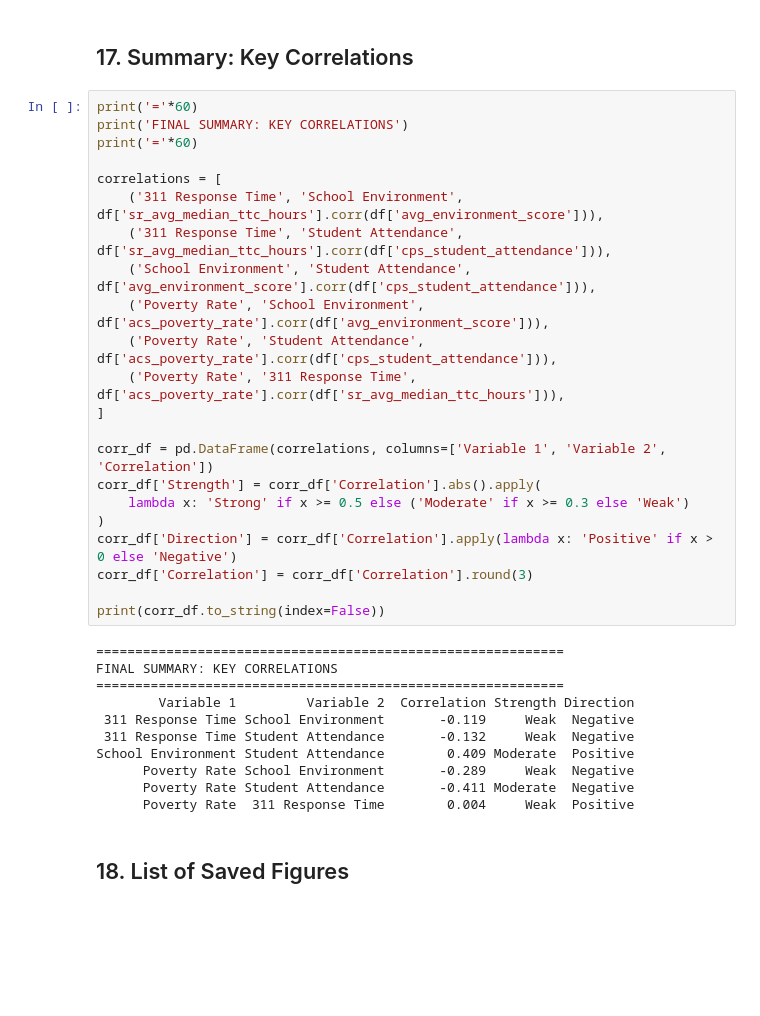
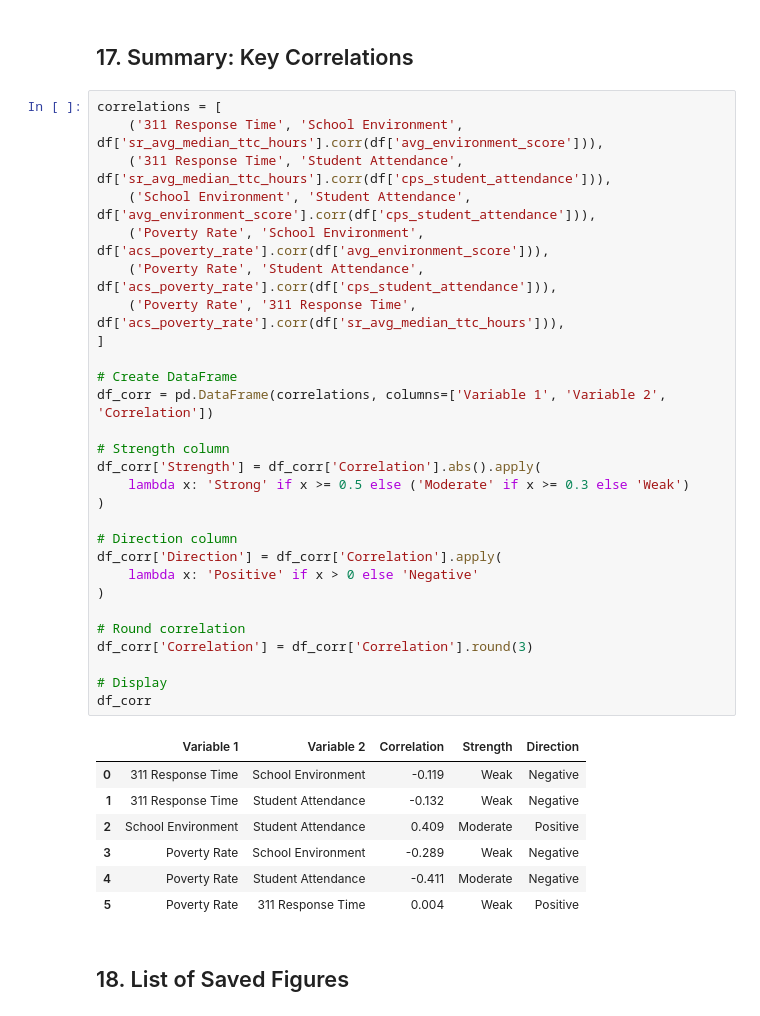
Before and after one commit to yiwang43/spatial-edu-inequality, a Jupyter notebook: eda_analysis.ipynb, the cells around one changed output. Drawn from its saved outputs; the diff is of its cells as text; blank space fills up the shorter version.

```diff
--- a/eda_analysis.ipynb
+++ b/eda_analysis.ipynb
@@ -550,38 +537,41 @@ plt.show()
 # %% [markdown]
 ## 17. Summary: Key Correlations
 # %%
-print('='*60)
-print('FINAL SUMMARY: KEY CORRELATIONS')
-print('='*60)
-
 correlations = [
     ('311 Response Time', 'School Environment', df['sr_avg_median_ttc_hours'].corr(df['avg_environment_score'])),
     ('311 Response Time', 'Student Attendance', df['sr_avg_median_ttc_hours'].corr(df['cps_student_attendance'])),
     ('School Environment', 'Student Attendance', df['avg_environment_score'].corr(df['cps_student_attendance'])),
     ('Poverty Rate', 'School Environment', df['acs_poverty_rate'].corr(df['avg_environment_score'])),
     ('Poverty Rate', 'Student Attendance', df['acs_poverty_rate'].corr(df['cps_student_attendance'])),
     ('Poverty Rate', '311 Response Time', df['acs_poverty_rate'].corr(df['sr_avg_median_ttc_hours'])),
 ]
 
-corr_df = pd.DataFrame(correlations, columns=['Variable 1', 'Variable 2', 'Correlation'])
-corr_df['Strength'] = corr_df['Correlation'].abs().apply(
+# Create DataFrame
+df_corr = pd.DataFrame(correlations, columns=['Variable 1', 'Variable 2', 'Correlation'])
+
+# Strength column
+df_corr['Strength'] = df_corr['Correlation'].abs().apply(
     lambda x: 'Strong' if x >= 0.5 else ('Moderate' if x >= 0.3 else 'Weak')
 )
-corr_df['Direction'] = corr_df['Correlation'].apply(lambda x: 'Positive' if x > 0 else 'Negative')
-corr_df['Correlation'] = corr_df['Correlation'].round(3)
 
-print(corr_df.to_string(index=False))
+# Direction column
+df_corr['Direction'] = df_corr['Correlation'].apply(
+    lambda x: 'Positive' if x > 0 else 'Negative'
+)
+
+# Round correlation
+df_corr['Correlation'] = df_corr['Correlation'].round(3)
+
+# Display
+df_corr
 # %% [output]
-============================================================
-FINAL SUMMARY: KEY CORRELATIONS
-============================================================
-        Variable 1         Variable 2  Correlation Strength Direction
- 311 Response Time School Environment       -0.119     Weak  Negative
- 311 Response Time Student Attendance       -0.132     Weak  Negative
-School Environment Student Attendance        0.409 Moderate  Positive
-      Poverty Rate School Environment       -0.289     Weak  Negative
-      Poverty Rate Student Attendance       -0.411 Moderate  Negative
-      Poverty Rate  311 Response Time        0.004     Weak  Positive
+|  | Variable 1 | Variable 2 | Correlation | Strength | Direction |
+| 0 | 311 Response Time | School Environment | -0.119 | Weak | Negative |
+| 1 | 311 Response Time | Student Attendance | -0.132 | Weak | Negative |
+| 2 | School Environment | Student Attendance | 0.409 | Moderate | Positive |
+| 3 | Poverty Rate | School Environment | -0.289 | Weak | Negative |
+| 4 | Poverty Rate | Student Attendance | -0.411 | Moderate | Negative |
+| 5 | Poverty Rate | 311 Response Time | 0.004 | Weak | Positive |
 # %% [markdown]
 ## 18. List of Saved Figures
 # %%
```
Also changed, not shown: parts of 11 cells of this notebook.
